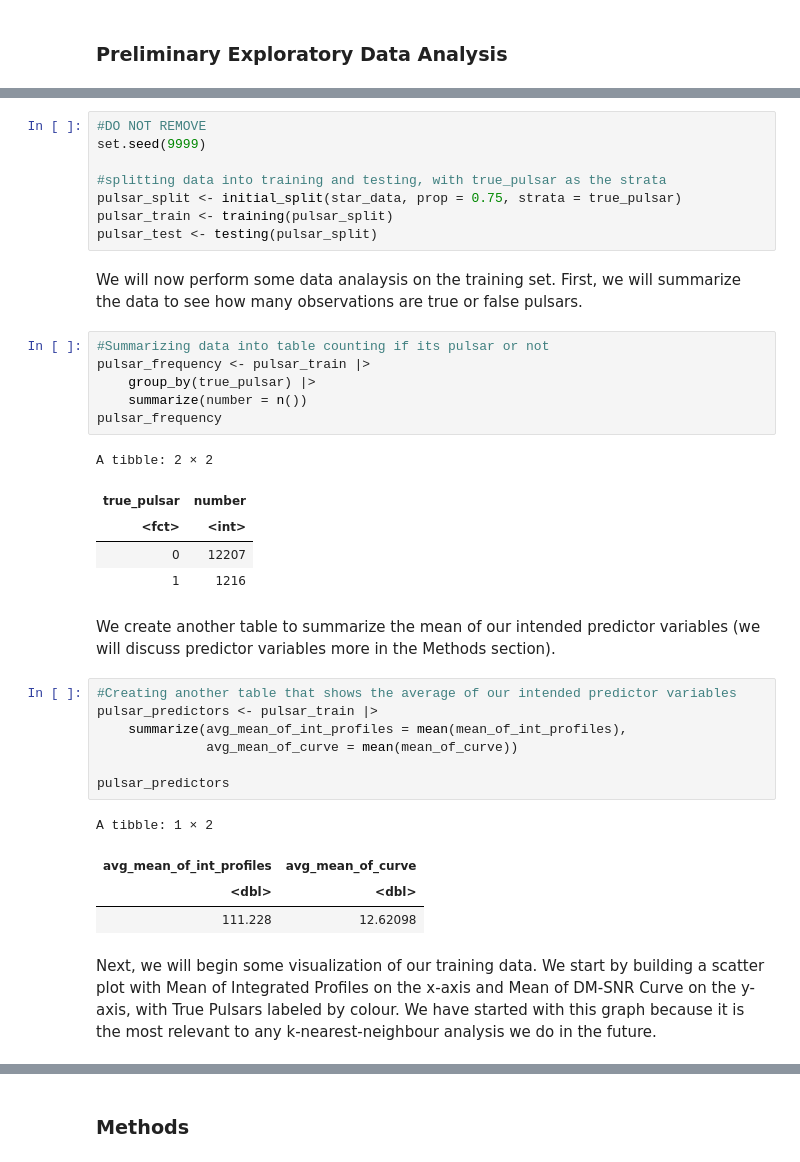
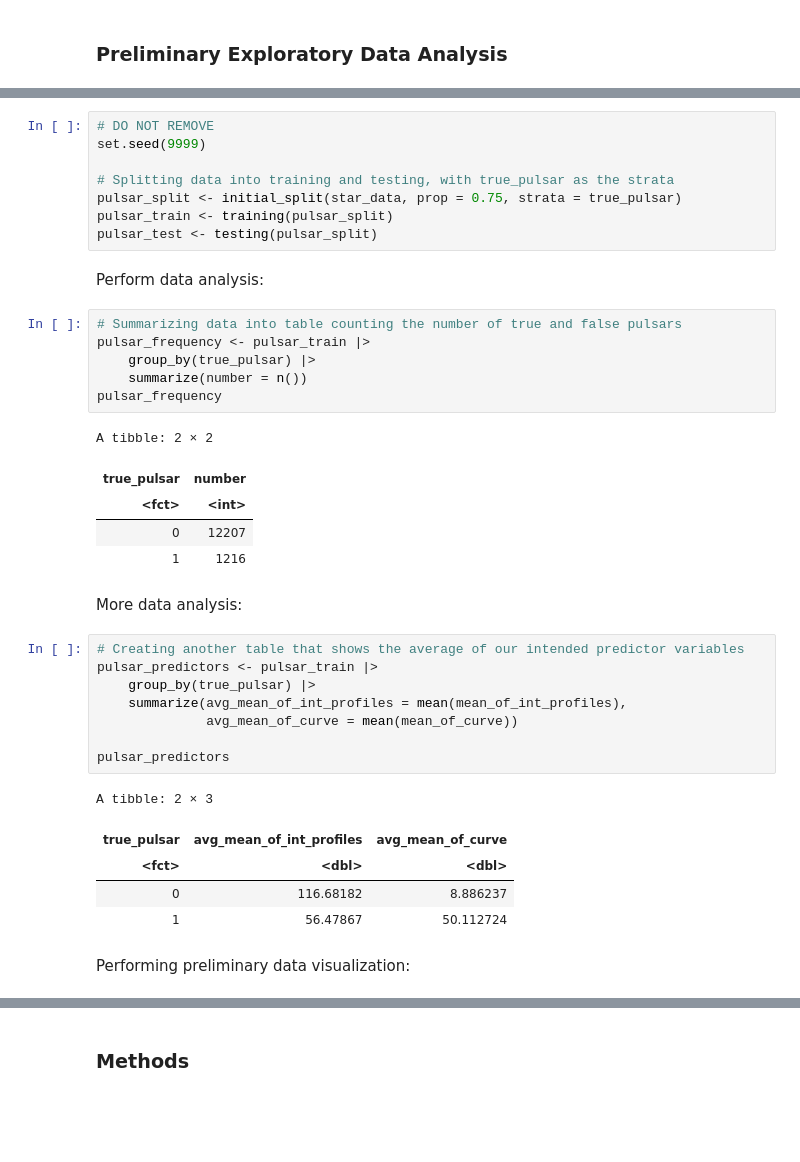
Before and after one commit to HarlH/Classification, a Jupyter notebook: Project_Proposal_new.ipynb, the cells around one changed output, grey strips where cells are left out. Saved outputs shown, nothing was run; the diff lists cells and outputs as text; blank space fills up the shorter version.

```diff
--- a/Project_Proposal_new.ipynb
+++ b/Project_Proposal_new.ipynb
@@ -89,15 +91,15 @@ Now that we have our dataframe downloaded in a tidy format, our next step is to
 # %%
-#DO NOT REMOVE
+# DO NOT REMOVE
 set.seed(9999)
 
-#splitting data into training and testing, with true_pulsar as the strata
+# Splitting data into training and testing, with true_pulsar as the strata
 pulsar_split <- initial_split(star_data, prop = 0.75, strata = true_pulsar)
 pulsar_train <- training(pulsar_split)
 pulsar_test <- testing(pulsar_split)
 # %% [markdown]
-We will now perform some data analaysis on the training set. First, we will summarize the data to see how many observations are true or false pulsars.
+Perform data analysis:
 # %%
-#Summarizing data into table counting if its pulsar or not
+# Summarizing data into table counting the number of true and false pulsars
 pulsar_frequency <- pulsar_train |>
     group_by(true_pulsar) |>
     summarize(number = n())
@@ -108,20 +110,22 @@ A tibble: 2 × 2
 | <fct> | <int> |
 | 0 | 12207 |
 | 1 | 1216 |
-# %% [markdown]
-We create another table to summarize the mean of our intended predictor variables (we will discuss predictor variables more in the Methods section).
+# %% [markdown]
+More data analysis:
 # %%
-#Creating another table that shows the average of our intended predictor variables
+# Creating another table that shows the average of our intended predictor variables
 pulsar_predictors <- pulsar_train |>
+    group_by(true_pulsar) |>
     summarize(avg_mean_of_int_profiles = mean(mean_of_int_profiles),
               avg_mean_of_curve = mean(mean_of_curve))
 
 pulsar_predictors
 # %% [output]
-A tibble: 1 × 2
+A tibble: 2 × 3
-| avg_mean_of_int_profiles | avg_mean_of_curve |
-| <dbl> | <dbl> |
-| 111.228 | 12.62098 |
+| true_pulsar | avg_mean_of_int_profiles | avg_mean_of_curve |
+| <fct> | <dbl> | <dbl> |
+| 0 | 116.68182 | 8.886237 |
+| 1 | 56.47867 | 50.112724 |
 # %% [markdown]
-Next, we will begin some visualization of our training data. We start by building a scatter plot with Mean of Integrated Profiles on the x-axis and Mean of DM-SNR Curve on the y-axis, with True Pulsars labeled by colour. We have started with this graph because it is the most relevant to any k-nearest-neighbour analysis we do in the future.
+Performing preliminary data visualization:
 # %%
```
Also changed, not shown: parts of 10 cells of this notebook.
